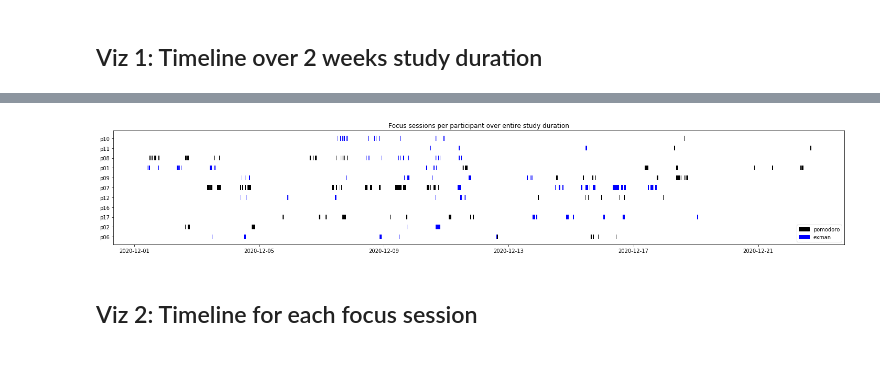
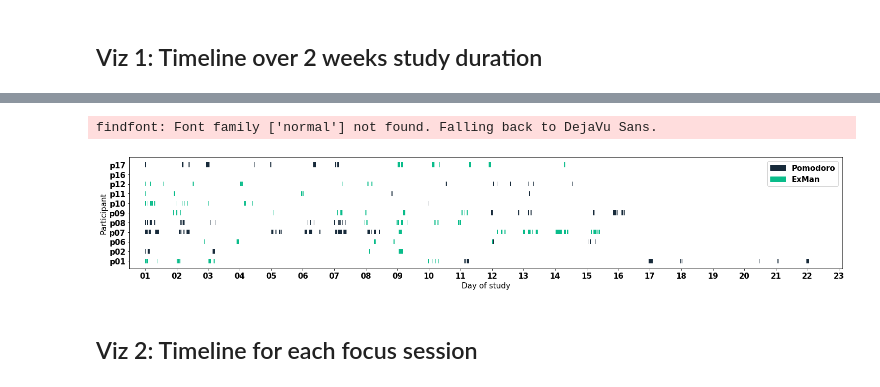
Before and after one commit to lutharsanen/exman-study-analysis, a Jupyter notebook: timeline_viz.ipynb, the cells around one changed output, grey strips where cells are left out. Saved outputs shown, nothing was run; the diff lists cells and outputs as text; code cells hidden in the pictures.

Commit message:
removed p16 from plots and changed color/font size

```diff
--- a/timeline_viz.ipynb
+++ b/timeline_viz.ipynb
@@ -27,7 +36,6 @@ for i in onlyfiles:
             focusSession['participant'] = participant
 
             if focusSessionLength > 5 and focusSessionLength < 300:
-                focusSessionsCleaned.append(focusSession)
                 focusSessions.append(focusSession)
                 focusSessionPerParticipant[participant].append(focusSession)
 
@@ -49,19 +57,29 @@ print(len(focusSessionPerParticipant))
 focusStartEndTuplesPerParticipant = []
 
 for participant in focusSessionPerParticipant:
-    print(participant)
+    #print(participant)
 
     focusStartEndTuples = {
+        'participant': participant,
         'exman': [],
         'pomodoro': []
     }
+
+    try:
+        first_focus_session_start = datetime.datetime.fromtimestamp(focusSessionPerParticipant[participant][0]['startTime'] / 1e3)
+    except IndexError:
+        pass
 
     for focusSession in focusSessionPerParticipant[participant]:
         start = datetime.datetime.fromtimestamp(focusSession['startTime'] / 1e3)
         end = datetime.datetime.fromtimestamp(focusSession['endTime'] / 1e3)
         version = focusSession['appVersion']
         focusLength = end - start
-        focusStartEndTuples[version].append((start, focusLength))
+        focusStartEndTuples[version].append(( datetime.datetime.strptime('Dec 1 2020', '%b %d %Y') + (start - first_focus_session_start), focusLength))
 
     focusStartEndTuplesPerParticipant.append(focusStartEndTuples)
+
+focusStartEndTuplesPerParticipant = sorted(focusStartEndTuplesPerParticipant, key=lambda k: k['participant'])
+#print(len(focusStartEndTuplesPerParticipant))
+print(focusStartEndTuplesPerParticipant)
 # %% [output]
@@ -79,54 +87,60 @@ for participant in focusSessionPerParticipant:
 # %%
 fig, gnt = plt.subplots()
 
-gnt.set_yticks([(i+0.25)*100 for i in range(len(focusSessionPerParticipant))])
-gnt.set_yticklabels(['p'+str(i) for i in focusSessionPerParticipant])
+gnt.set_yticks([(i+0.25)*100 for i in range(len(focusStartEndTuplesPerParticipant))])
+gnt.set_yticklabels(['p'+str(i['participant']) for i in focusStartEndTuplesPerParticipant])
 
 # Declaring multiple bars in at same level and same width
-gnt.broken_barh(focusStartEndTuplesPerParticipant[0]['exman'], (0, 50), facecolors="blue")
-gnt.broken_barh(focusStartEndTuplesPerParticipant[0]['pomodoro'], (0, 50), facecolors="black")
+gnt.broken_barh(focusStartEndTuplesPerParticipant[0]['exman'], (0, 50), facecolors="#09BC8A")
+gnt.broken_barh(focusStartEndTuplesPerParticipant[0]['pomodoro'], (0, 50), facecolors="#172A3A")
 
-gnt.broken_barh(focusStartEndTuplesPerParticipant[1]['exman'], (100, 50), facecolors="blue")
-gnt.broken_barh(focusStartEndTuplesPerParticipant[1]['pomodoro'], (100, 50), facecolors="black")
+gnt.broken_barh(focusStartEndTuplesPerParticipant[1]['exman'], (100, 50), facecolors="#09BC8A")
+gnt.broken_barh(focusStartEndTuplesPerParticipant[1]['pomodoro'], (100, 50), facecolors="#172A3A")
 
-gnt.broken_barh(focusStartEndTuplesPerParticipant[2]['exman'], (200, 50), facecolors="blue")
-gnt.broken_barh(focusStartEndTuplesPerParticipant[2]['pomodoro'], (200, 50), facecolors="black")
+gnt.broken_barh(focusStartEndTuplesPerParticipant[2]['exman'], (200, 50), facecolors="#09BC8A")
+gnt.broken_barh(focusStartEndTuplesPerParticipant[2]['pomodoro'], (200, 50), facecolors="#172A3A")
 
-gnt.broken_barh(focusStartEndTuplesPerParticipant[3]['exman'], (300, 50), facecolors="blue")
-gnt.broken_barh(focusStartEndTuplesPerParticipant[3]['pomodoro'], (300, 50), facecolors="black")
+gnt.broken_barh(focusStartEndTuplesPerParticipant[3]['exman'], (300, 50), facecolors="#09BC8A")
+gnt.broken_barh(focusStartEndTuplesPerParticipant[3]['pomodoro'], (300, 50), facecolors="#172A3A")
 
-gnt.broken_barh(focusStartEndTuplesPerParticipant[4]['exman'], (400, 50), facecolors="blue")
-gnt.broken_barh(focusStartEndTuplesPerParticipant[4]['pomodoro'], (400, 50), facecolors="black")
+gnt.broken_barh(focusStartEndTuplesPerParticipant[4]['exman'], (400, 50), facecolors="#09BC8A")
+gnt.broken_barh(focusStartEndTuplesPerParticipant[4]['pomodoro'], (400, 50), facecolors="#172A3A")
 
-gnt.broken_barh(focusStartEndTuplesPerParticipant[5]['exman'], (500, 50), facecolors="blue")
-gnt.broken_barh(focusStartEndTuplesPerParticipant[5]['pomodoro'], (500, 50), facecolors="black")
+gnt.broken_barh(focusStartEndTuplesPerParticipant[5]['exman'], (500, 50), facecolors="#09BC8A")
+gnt.broken_barh(focusStartEndTuplesPerParticipant[5]['pomodoro'], (500, 50), facecolors="#172A3A")
 
-gnt.broken_barh(focusStartEndTuplesPerParticipant[6]['exman'], (600, 50), facecolors="blue")
-gnt.broken_barh(focusStartEndTuplesPerParticipant[6]['pomodoro'], (600, 50), facecolors="black")
+gnt.broken_barh(focusStartEndTuplesPerParticipant[6]['exman'], (600, 50), facecolors="#09BC8A")
+gnt.broken_barh(focusStartEndTuplesPerParticipant[6]['pomodoro'], (600, 50), facecolors="#172A3A")
 
-gnt.broken_barh(focusStartEndTuplesPerParticipant[7]['exman'], (700, 50), facecolors="blue")
-gnt.broken_barh(focusStartEndTuplesPerParticipant[7]['pomodoro'], (700, 50), facecolors="black")
+gnt.broken_barh(focusStartEndTuplesPerParticipant[7]['exman'], (700, 50), facecolors="#09BC8A")
+gnt.broken_barh(focusStartEndTuplesPerParticipant[7]['pomodoro'], (700, 50), facecolors="#172A3A")
 
-gnt.broken_barh(focusStartEndTuplesPerParticipant[8]['exman'], (800, 50), facecolors="blue")
-gnt.broken_barh(focusStartEndTuplesPerParticipant[8]['pomodoro'], (800, 50), facecolors="black")
+gnt.broken_barh(focusStartEndTuplesPerParticipant[8]['exman'], (800, 50), facecolors="#09BC8A")
+gnt.broken_barh(focusStartEndTuplesPerParticipant[8]['pomodoro'], (800, 50), facecolors="#172A3A")
 
-gnt.broken_barh(focusStartEndTuplesPerParticipant[9]['exman'], (900, 50), facecolors="blue")
-gnt.broken_barh(focusStartEndTuplesPerParticipant[9]['pomodoro'], (900, 50), facecolors="black")
+gnt.broken_barh(focusStartEndTuplesPerParticipant[9]['exman'], (900, 50), facecolors="#09BC8A")
+gnt.broken_barh(focusStartEndTuplesPerParticipant[9]['pomodoro'], (900, 50), facecolors="#172A3A")
 
-gnt.broken_barh(focusStartEndTuplesPerParticipant[10]['exman'], (1000, 50), facecolors="blue")
-gnt.broken_barh(focusStartEndTuplesPerParticipant[10]['pomodoro'], (1000, 50), facecolors="black")
+gnt.broken_barh(focusStartEndTuplesPerParticipant[10]['exman'], (1000, 50), facecolors="#09BC8A")
+gnt.broken_barh(focusStartEndTuplesPerParticipant[10]['pomodoro'], (1000, 50), facecolors="#172A3A")
 
 fig.set_figwidth(25)
 
-black_patch = mpatches.Patch(color='black', label='pomodoro')
-blue_patch = mpatches.Patch(color='blue', label='exman')
+navy_patch = mpatches.Patch(color='#172A3A', label='Pomodoro')
+turqoise_patch = mpatches.Patch(color='#09BC8A', label='ExMan')
 
-plt.legend(handles=[black_patch, blue_patch], loc='lower right')
-plt.title("Focus sessions per participant over entire study duration")
+plt.legend(handles=[navy_patch, turqoise_patch], loc='top right')
+plt.xlabel('Day of study')
+plt.ylabel('Participant')
 
+gnt.xaxis.set_major_locator(mdates.DayLocator())
+gnt.xaxis.set_major_formatter(mdates.DateFormatter("%d"))
+
+gnt.set_xlim(datetime.datetime.strptime('2020-11-30 12:00', '%Y-%m-%d %H:%M'))
 plt.savefig('sessions_per_participant.pdf')
 # %% [output]
+findfont: Font family ['normal'] not found. Falling back to DejaVu Sans.
-[figure, old version]
+[figure, new version]
 # %% [markdown]
 <h2> Viz 2: Timeline for each focus session </h2>
 # %%
```
Also changed, not shown: parts of 6 cells of this notebook, 3 other files.
